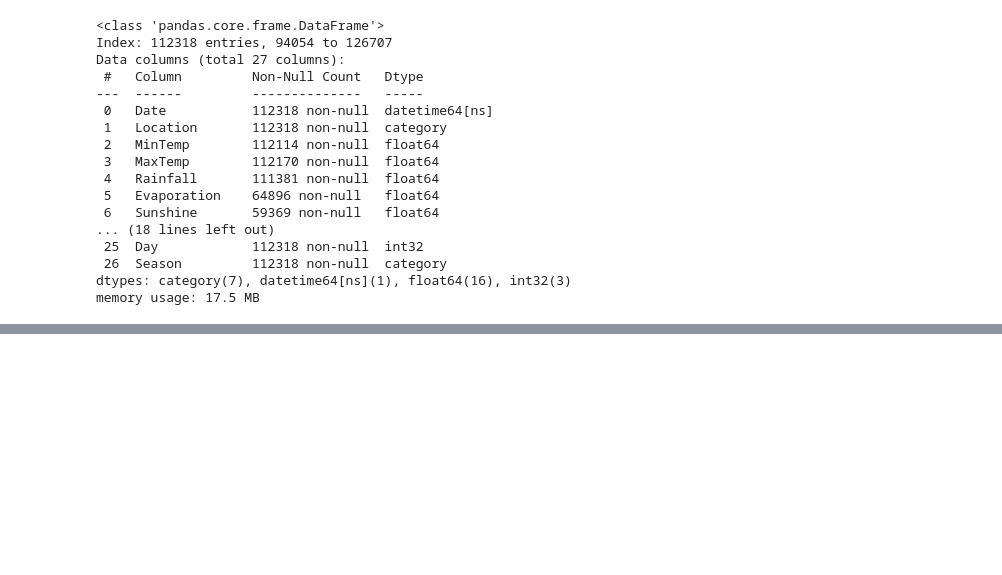
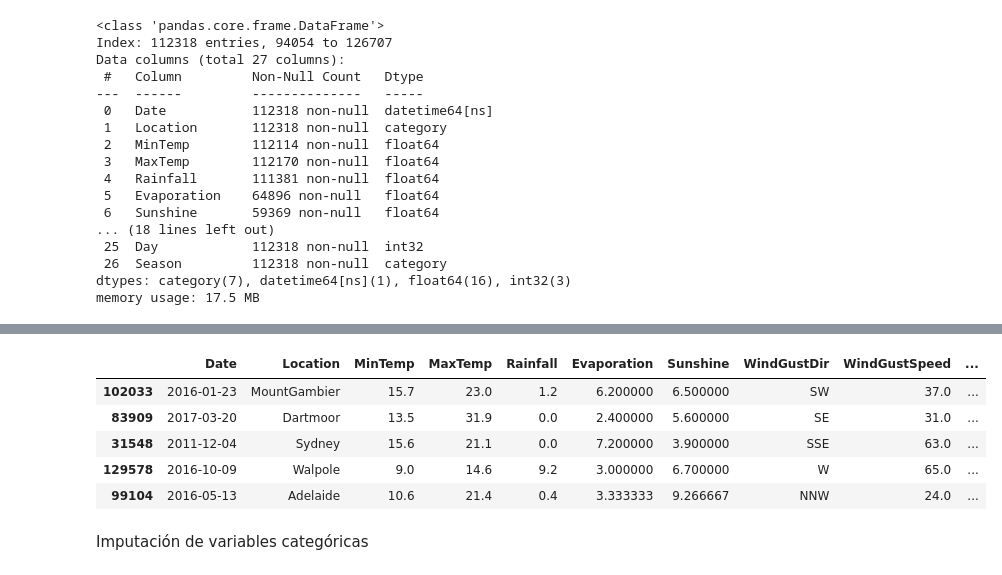
Before and after one commit to CruzElizorios/AA1-TUIA-Dimenna-ElizondoRios-Mendez, a Jupyter notebook: TP_clasificacion_AA1.ipynb, the cells around one changed output, grey strips where cells are left out. Saved outputs shown, nothing was run; the diff lists cells and outputs as text; code cells hidden in the pictures; blank space fills up the shorter version.

```diff
--- a/TP_clasificacion_AA1.ipynb
+++ b/TP_clasificacion_AA1.ipynb
@@ -55,0 +45,4 @@ df.head()
+# %%
+# Mostrar todas las columnas
+pd.set_option('display.max_columns', None)
+df.head()
@@ -552,16 +515,0 @@ nulos MaxTemp test: 33
-# %%
-# verificar porque no rellena
-mean_min_temp = x_train.groupby(['Date', 'Region'])['MinTemp'].transform('mean')
-
-x_train["MinTemp"] = x_train["MinTemp"].fillna(mean_min_temp)
-x_test["MinTemp"] = x_test["MinTemp"].fillna(mean_min_temp)
-
-mean_max_temp = x_train.groupby(['Date', 'Region'])['MaxTemp'].transform('mean')
-
-x_train['MaxTemp'] = x_train['MaxTemp'].fillna(mean_max_temp)
-x_test['MaxTemp'] = x_test['MaxTemp'].fillna(mean_max_temp)
-
-print(f'nulos MinTemp: {x_train["MinTemp"].isna().sum()}')
-print(f'nulos MaxTemp: {x_train["MaxTemp"].isna().sum()}')
-print(f'nulos MinTemp test: {x_test["MinTemp"].isna().sum()}')
-print(f'nulos MaxTemp test: {x_test["MaxTemp"].isna().sum()}')
@@ -572,0 +604,11 @@ nulos MaxTemp test: 33
+# %%
+x_test_imputed.head()
+# %% [output]
+|  | Date | Location | MinTemp | MaxTemp | Rainfall | Evaporation | Sunshine | WindGustDir | WindGustSpeed | ... |
+| 102033 | 2016-01-23 | MountGambier | 15.7 | 23.0 | 1.2 | 6.200000 | 6.500000 | SW | 37.0 | ... |
+| 83909 | 2017-03-20 | Dartmoor | 13.5 | 31.9 | 0.0 | 2.400000 | 5.600000 | SE | 31.0 | ... |
+| 31548 | 2011-12-04 | Sydney | 15.6 | 21.1 | 0.0 | 7.200000 | 3.900000 | SSE | 63.0 | ... |
+| 129578 | 2016-10-09 | Walpole | 9.0 | 14.6 | 9.2 | 3.000000 | 6.700000 | W | 65.0 | ... |
+| 99104 | 2016-05-13 | Adelaide | 10.6 | 21.4 | 0.4 | 3.333333 | 9.266667 | NNW | 24.0 | ... |
+# %% [markdown]
+Imputación de variables categóricas
```
Also changed, not shown: parts of 32 cells of this notebook.
